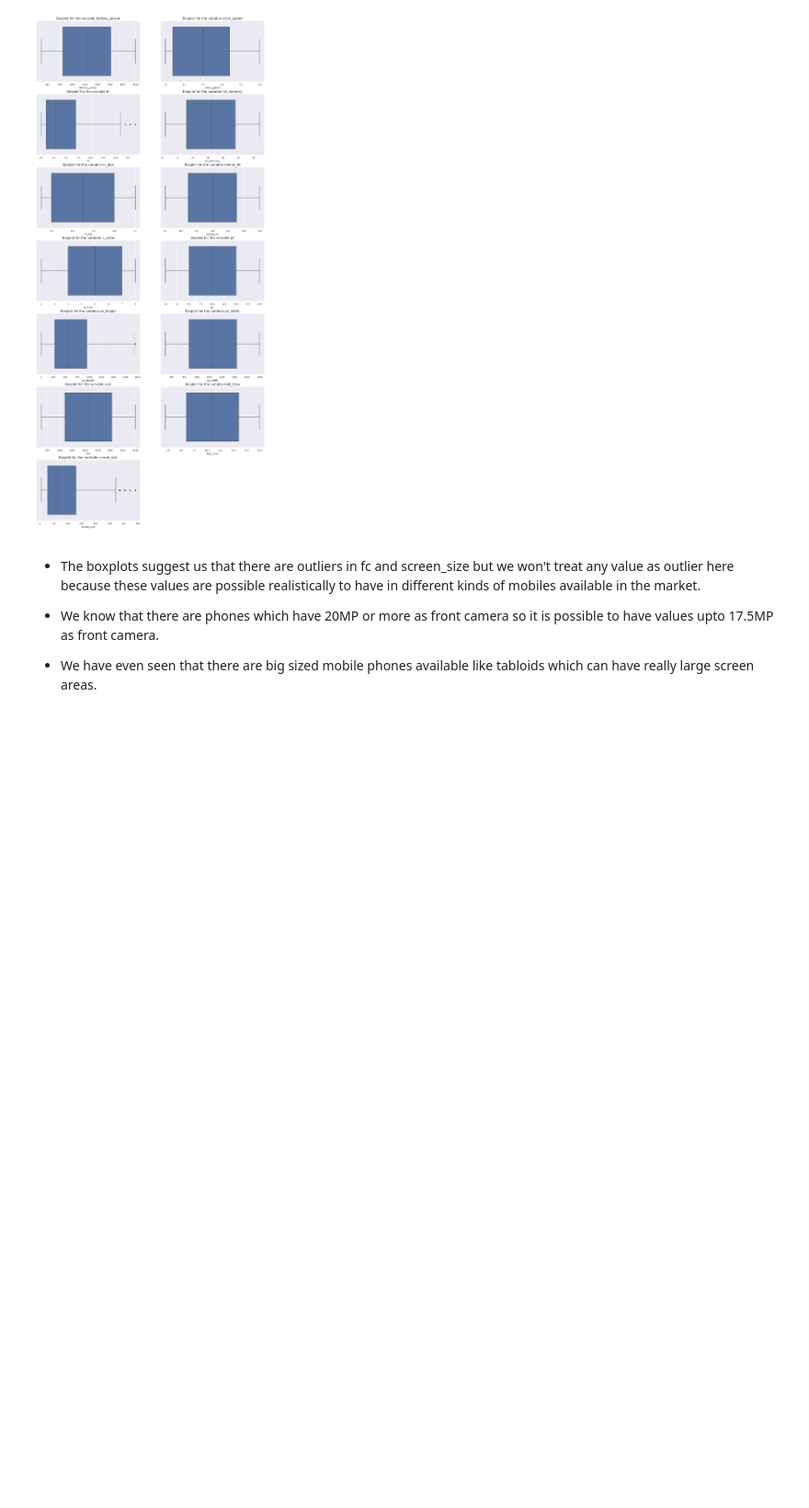
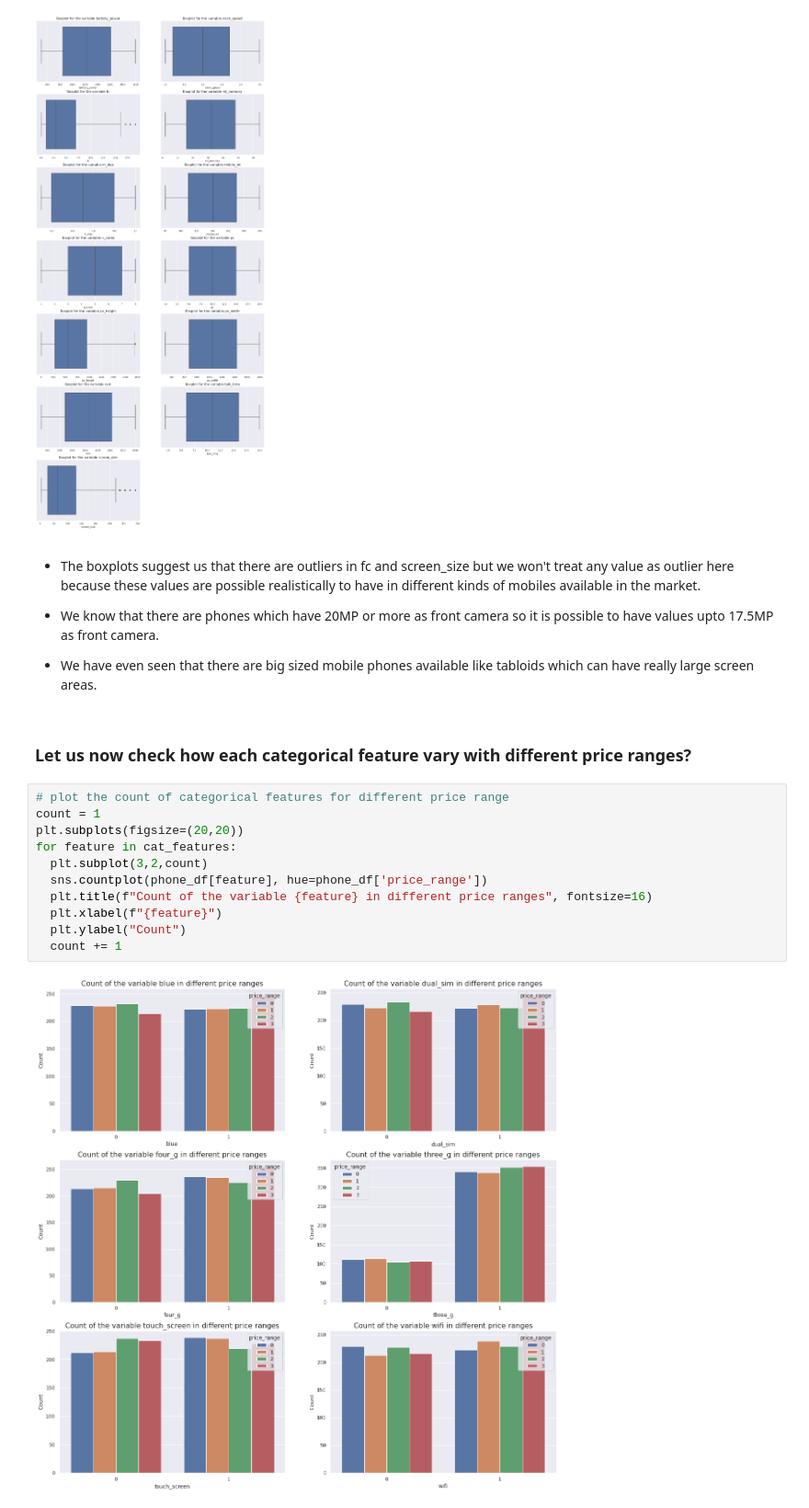
Before and after one commit to Rudrajit12/Mobile-Price-Range-Prediction, a Jupyter notebook: Mobile_Price_Range_Prediction_Capstone_Project.ipynb, the cells around one changed output. Shown at 92% size. Saved outputs shown, nothing was run; the diff lists cells and outputs as text; blank space fills up the shorter version.

```diff
--- a/Mobile_Price_Range_Prediction_Capstone_Project.ipynb
+++ b/Mobile_Price_Range_Prediction_Capstone_Project.ipynb
@@ -412,3 +412,18 @@ for feature in num_features:
 * We know that there are phones which have 20MP or more as front camera so it is possible to have values upto 17.5MP as front camera.
 
 * We have even seen that there are big sized mobile phones available like tabloids which can have really large screen areas.
+# %% [markdown]
+### **Let us now check how each categorical feature vary with different price ranges?**
+# %%
+# plot the count of categorical features for different price range
+count = 1
+plt.subplots(figsize=(20,20))
+for feature in cat_features:
+  plt.subplot(3,2,count)
+  sns.countplot(phone_df[feature], hue=phone_df['price_range'])
+  plt.title(f"Count of the variable {feature} in different price ranges", fontsize=16)
+  plt.xlabel(f"{feature}")
+  plt.ylabel("Count")
+  count += 1
+# %% [output]
+[figure, added]
```
Also changed, not shown: parts of 5 cells of this notebook.
